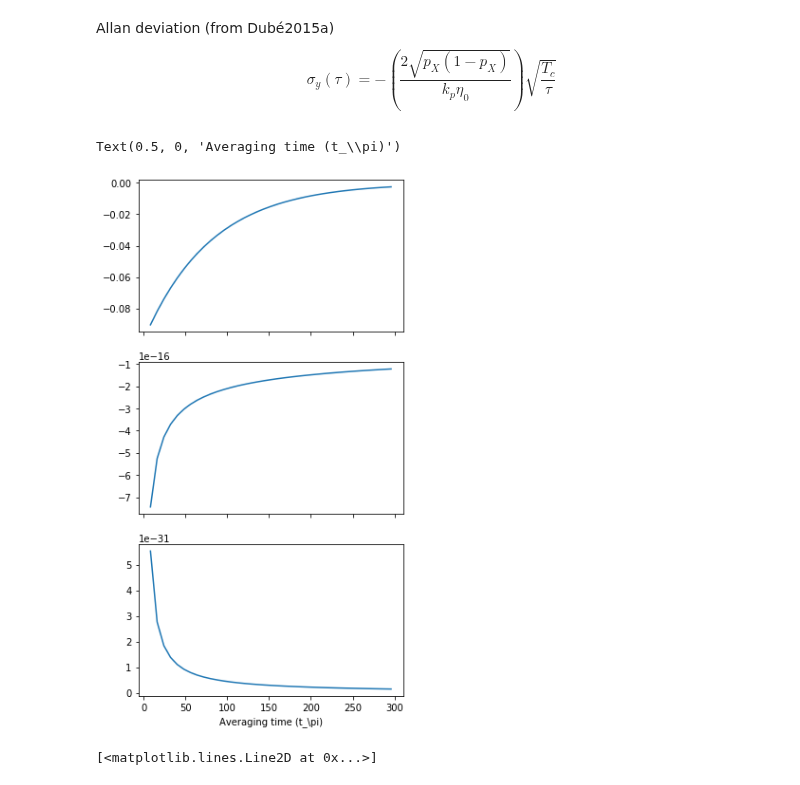
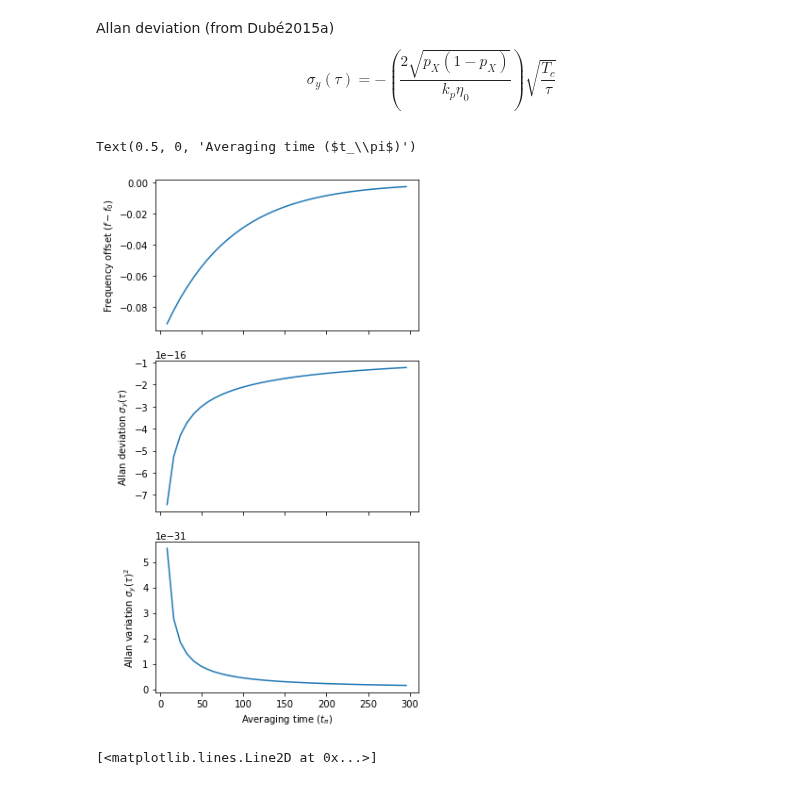
Before and after one commit to speug/srservosim, a Jupyter notebook: notebooks/servosimtests.ipynb, the cells around one changed output. Saved outputs shown, nothing was run; the diff lists cells and outputs as text; code cells hidden in the pictures.

Commit message:
added labels to plots

```diff
--- a/notebooks/servosimtests.ipynb
+++ b/notebooks/servosimtests.ipynb
@@ -89,35 +89,38 @@ def allan_deviation(p_X, k_p, T_c, tau):
 # %%
 # main simulation loop
 T_c = 8 # in tau_pis?
 max_tau = 300
 t = np.arange(start=T_c,stop=max_tau, step=T_c)
 etas = np.zeros(len(t))
 sigmas = np.zeros(len(t))
 initial_offset = -.1
 state_preparation = True
 tau_ls = 1 # t for lineshape
 d, step = np.linspace(-2, 2, 1000, retstep=True)
 without_offset = get_both_ps(d, lineshape, 10)
 k_p = slope(lineshape, without_offset['x_R'], 10) # which side of lineshape to use?
 p_X = 0.5 if state_preparation else 0.25
-g = -2 * p_X / k_p
+g = -2 * p_X / k_p # gain
 f = initial_offset
 laser_drift_per_timestep = 0
 for i in range(0, len(t)):
     tau = t[i]
     measurement = get_both_ps(d, lineshape, tau_ls, f) # do measurement
     f = f + correction_signal(g, measurement) + laser_drift_per_timestep # correct frequency
     etas[i] = f
     sigmas[i] = allan_deviation(p_X, k_p, T_c, tau)
 
 fig, ax = plt.subplots(nrows=3, ncols=1, sharex=True, figsize=(5, 10))
 ax[0].plot(t, etas)
+ax[0].set_ylabel(r"Frequency offset ($f-f_0$)")
 ax[1].plot(t, sigmas)
+ax[1].set_ylabel(r"Allan deviation $\sigma_y(\tau)$")
 ax[2].plot(t, np.square(sigmas))
-plt.xlabel('Averaging time (t_\pi)')
+ax[2].set_ylabel(r"Allan variation $\sigma_y(\tau)^2$")
+plt.xlabel(r'Averaging time ($t_\pi$)')
 # %% [output]
-Text(0.5, 0, 'Averaging time (t_\\pi)')
+Text(0.5, 0, 'Averaging time ($t_\\pi$)')
-[figure, old version]
+[figure, new version]
 # %%
 plt.plot(t, sigmas)
 # %% [output]
```
